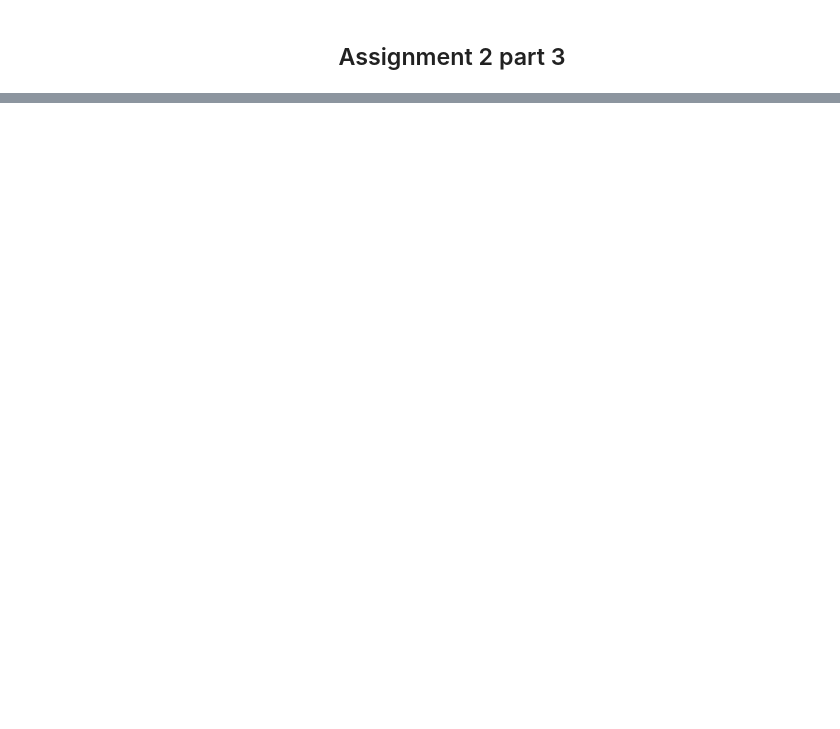
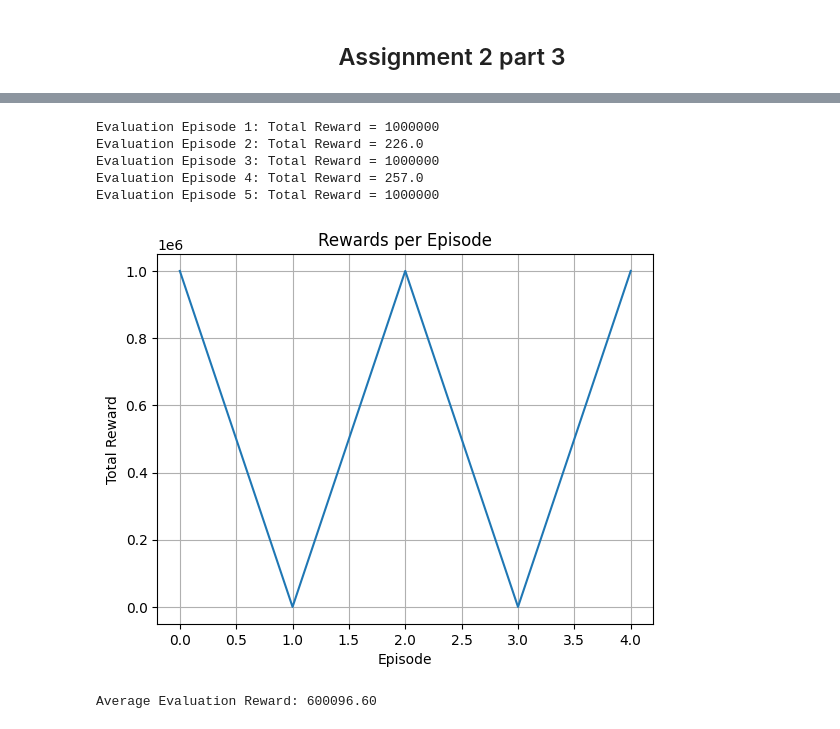
Before and after one commit to HandleGod101/CSE546-Sp25-Assignment-2-Team-18, a Jupyter notebook: a2_part_3_senandem_adwibedi copy.ipynb, the cells around one changed output, grey strips where cells are left out. Saved outputs shown, nothing was run; the diff lists cells and outputs as text; code cells hidden in the pictures; blank space fills up the shorter version.

```diff
--- a/a2_part_3_senandem_adwibedi copy.ipynb
+++ b/a2_part_3_senandem_adwibedi copy.ipynb
@@ -733,18 +305,18 @@ NUM_EPISODES = 1000
 # %%
+# Set device (CPU or GPU)
+device = torch.device("cuda" if torch.cuda.is_available() else "cpu")
+print(f"Using device: {device}")
+
 class DuelingDQN(nn.Module):
     def __init__(self, input_dimensions, output_dimensions):
         super(DuelingDQN, self).__init__()
-
         # same as regular DQN
         self.fc1 = nn.Linear(input_dimensions, 64)
         self.fc2 = nn.Linear(64, 64)
-
-
         #split
         # Value stream
         self.value_fc = nn.Linear(64, 32)
         self.value_out = nn.Linear(32, 1)
-
         # Advantage stream
         self.advantage_fc = nn.Linear(64, 32)
         self.advantage_out = nn.Linear(32, output_dimensions)
@@ -752,27 +324,21 @@ class DuelingDQN(nn.Module):
     def forward(self, x):
         x = torch.relu(self.fc1(x))
         x = torch.relu(self.fc2(x))
-
         value = torch.relu(self.value_fc(x))
         value = self.value_out(value)
-
         advantage = torch.relu(self.advantage_fc(x))
         advantage = self.advantage_out(advantage)
-
         # Combine value and advantage streams
         q_values = value + (advantage - advantage.mean(dim=1, keepdim=True))
         return q_values
-
 
 # Define Replay Memory
 class Replay:
     def __init__(self, capacityN):
         self.tracker = deque(maxlen=capacityN)
-
     def push(self, s, a, r, s_, mission_accomplished):
         transition = (s, a, r, s_, mission_accomplished)
         self.tracker.append(transition)
-
     def sample(self, batch_len):
         transitions = random.sample(self.tracker, batch_len)
         batch = list(zip(*transitions))
@@ -995,0 +918,46 @@ plt.show()
+# %%
+model_path = f"DuelingDQN_CartPoleV1_{timestamp}.pickle"
+with open(model_path, 'rb') as f:
+    model_weights = pickle.load(f)
+primary_net.load_state_dict(model_weights)
+primary_net.eval()
+
+# Evaluation
+EVAL_EPISODES = 5
+eval_rewards_per_episode = []
+for episode in range(EVAL_EPISODES):
+    state, _ = env.reset()
+    total_reward = 0
+    done = False
+    while not done:
+        state_tensor = torch.tensor(state, dtype=torch.float32).unsqueeze(0).to(device) # Changed for DuelingDQN
+        action = primary_net(state_tensor).argmax().item()  # greedy actions only
+        next_state, reward, done, _, _ = env.step(action)
+        total_reward += reward
+        if total_reward >= 1000000: # This is to prevent hours of evaluation
+            total_reward = 1000000
+            done = True
+        state = next_state
+    eval_rewards_per_episode.append(total_reward)
+    print(f"Evaluation Episode {episode + 1}: Total Reward = {total_reward}")
+
+# Plot the rewards per episode
+plt.plot(eval_rewards_per_episode)
+plt.xlabel('Episode')
+plt.ylabel('Total Reward')
+plt.title('Rewards per Episode')
+plt.grid()
+plt.show()
+
+average_eval_reward = sum(eval_rewards_per_episode) / EVAL_EPISODES
+print(f"Average Evaluation Reward: {average_eval_reward:.2f}")
+
+env.close()
+# %% [output]
+Evaluation Episode 1: Total Reward = 1000000
+Evaluation Episode 2: Total Reward = 226.0
+Evaluation Episode 3: Total Reward = 1000000
+Evaluation Episode 4: Total Reward = 257.0
+Evaluation Episode 5: Total Reward = 1000000
+[figure, added]
+Average Evaluation Reward: 600096.60
```
Also changed, not shown: parts of 27 cells of this notebook, 2 other files.
